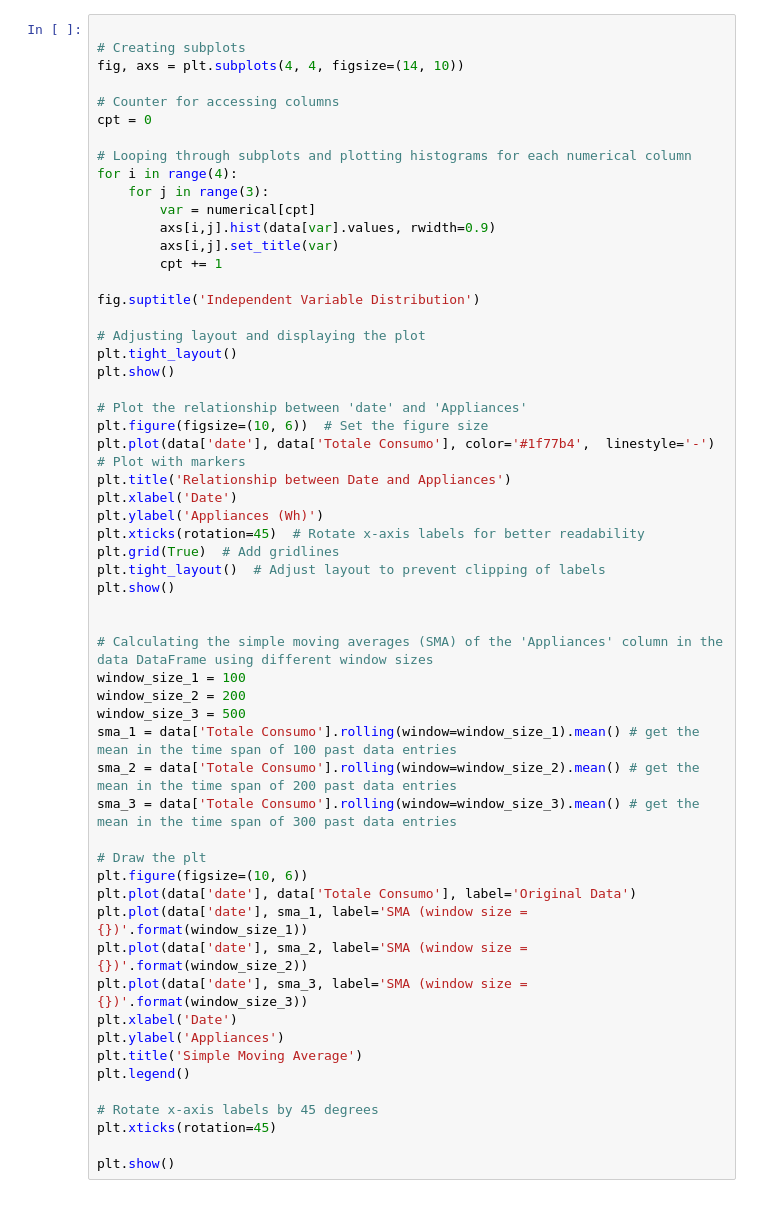
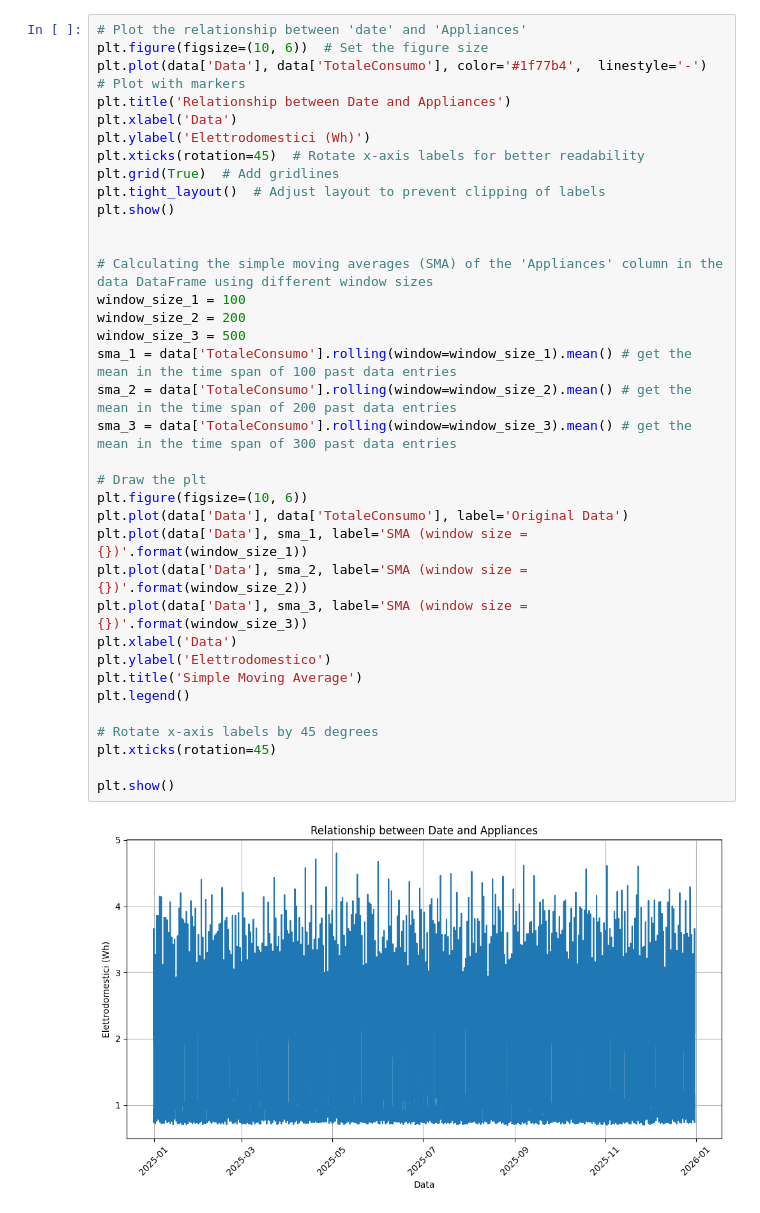
Before and after one commit to scapolingua/Deep-Learning, a Jupyter notebook: ElettrodomesticiML.ipynb, the cells around one changed output. Cells and saved outputs as stored; diff of their text form.

```diff
--- a/ElettrodomesticiML.ipynb
+++ b/ElettrodomesticiML.ipynb
@@ -236,57 +266,38 @@ plt.show()
 # %%
-
-# Creating subplots
-fig, axs = plt.subplots(4, 4, figsize=(14, 10))
-
-# Counter for accessing columns
-cpt = 0
-
-# Looping through subplots and plotting histograms for each numerical column
-for i in range(4):
-    for j in range(3):
-        var = numerical[cpt]
-        axs[i,j].hist(data[var].values, rwidth=0.9)
-        axs[i,j].set_title(var)
-        cpt += 1
-
-fig.suptitle('Independent Variable Distribution')
-
-# Adjusting layout and displaying the plot
-plt.tight_layout()
-plt.show()
-
 # Plot the relationship between 'date' and 'Appliances'
 plt.figure(figsize=(10, 6))  # Set the figure size
-plt.plot(data['date'], data['Totale Consumo'], color='#1f77b4',  linestyle='-')  # Plot with markers
+plt.plot(data['Data'], data['TotaleConsumo'], color='#1f77b4',  linestyle='-')  # Plot with markers
 plt.title('Relationship between Date and Appliances')
-plt.xlabel('Date')
-plt.ylabel('Appliances (Wh)')
+plt.xlabel('Data')
+plt.ylabel('Elettrodomestici (Wh)')
 plt.xticks(rotation=45)  # Rotate x-axis labels for better readability
 plt.grid(True)  # Add gridlines
 plt.tight_layout()  # Adjust layout to prevent clipping of labels
 plt.show()
 
 
 # Calculating the simple moving averages (SMA) of the 'Appliances' column in the data DataFrame using different window sizes
 window_size_1 = 100
 window_size_2 = 200
 window_size_3 = 500
-sma_1 = data['Totale Consumo'].rolling(window=window_size_1).mean() # get the mean in the time span of 100 past data entries
-sma_2 = data['Totale Consumo'].rolling(window=window_size_2).mean() # get the mean in the time span of 200 past data entries
-sma_3 = data['Totale Consumo'].rolling(window=window_size_3).mean() # get the mean in the time span of 300 past data entries
+sma_1 = data['TotaleConsumo'].rolling(window=window_size_1).mean() # get the mean in the time span of 100 past data entries
+sma_2 = data['TotaleConsumo'].rolling(window=window_size_2).mean() # get the mean in the time span of 200 past data entries
+sma_3 = data['TotaleConsumo'].rolling(window=window_size_3).mean() # get the mean in the time span of 300 past data entries
 
 # Draw the plt
 plt.figure(figsize=(10, 6))
-plt.plot(data['date'], data['Totale Consumo'], label='Original Data')
-plt.plot(data['date'], sma_1, label='SMA (window size = {})'.format(window_size_1))
-plt.plot(data['date'], sma_2, label='SMA (window size = {})'.format(window_size_2))
-plt.plot(data['date'], sma_3, label='SMA (window size = {})'.format(window_size_3))
-plt.xlabel('Date')
-plt.ylabel('Appliances')
+plt.plot(data['Data'], data['TotaleConsumo'], label='Original Data')
+plt.plot(data['Data'], sma_1, label='SMA (window size = {})'.format(window_size_1))
+plt.plot(data['Data'], sma_2, label='SMA (window size = {})'.format(window_size_2))
+plt.plot(data['Data'], sma_3, label='SMA (window size = {})'.format(window_size_3))
+plt.xlabel('Data')
+plt.ylabel('Elettrodomestico')
 plt.title('Simple Moving Average')
 plt.legend()
 
 # Rotate x-axis labels by 45 degrees
 plt.xticks(rotation=45)
 
 plt.show()
+# %% [output]
+[figure, added]
```
Also changed, not shown: parts of 20 cells of this notebook.
